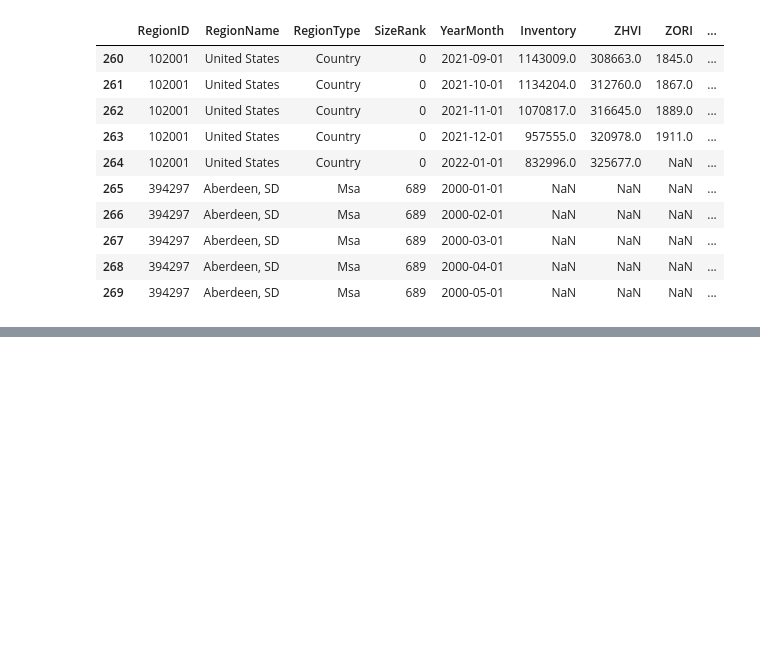
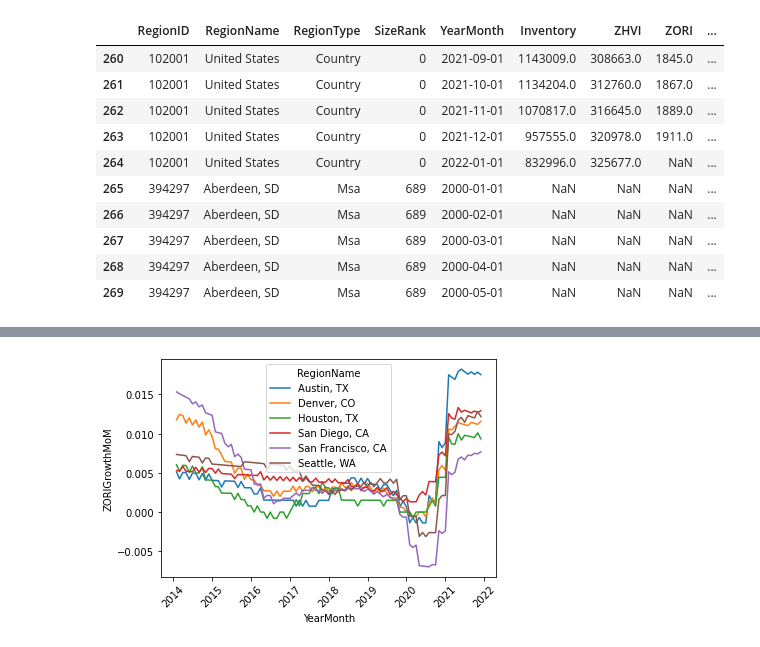
Before and after one commit to blsmxiu47/arcgis-notebooks, a Jupyter notebook: notebooks/housing_market/housing_market_analysis.ipynb, the cells around one changed output, grey strips where cells are left out. Drawn from its saved outputs; the diff is of its cells as text; code cells hidden in the pictures; blank space fills up the shorter version.

```diff
--- a/notebooks/housing_market/housing_market_analysis.ipynb
+++ b/notebooks/housing_market/housing_market_analysis.ipynb
@@ -719,0 +726,6 @@ merged_df.iloc[260:270]
+# %%
+plot_metric(merged_df,
+            regions=select_regions,
+            metric='ZORIGrowthMoM')
+# %% [output]
+[figure, added]
```
Also changed, not shown: parts of 4 cells of this notebook.
